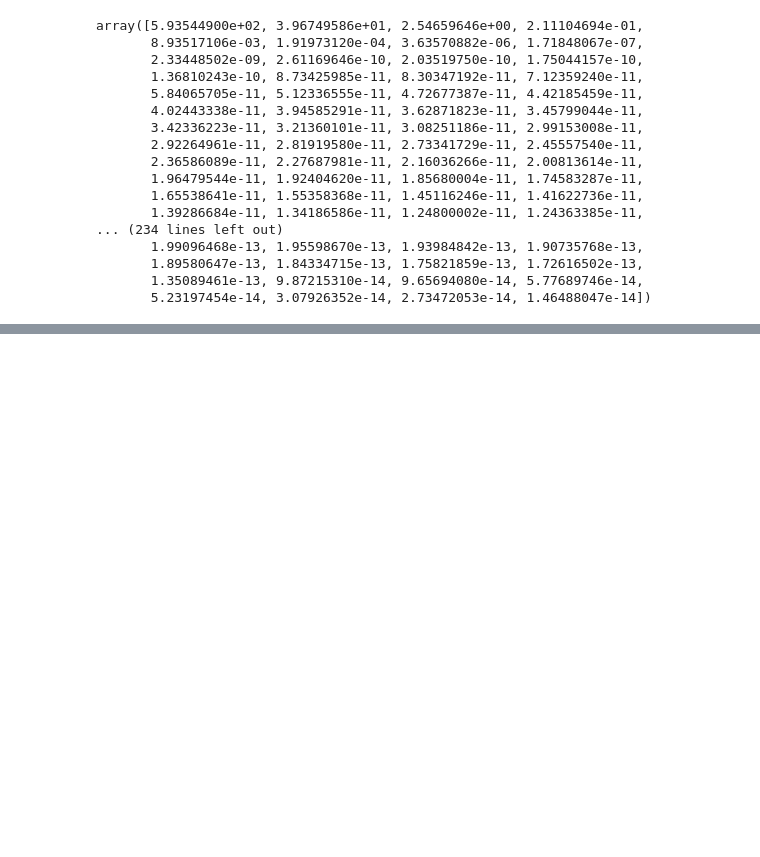
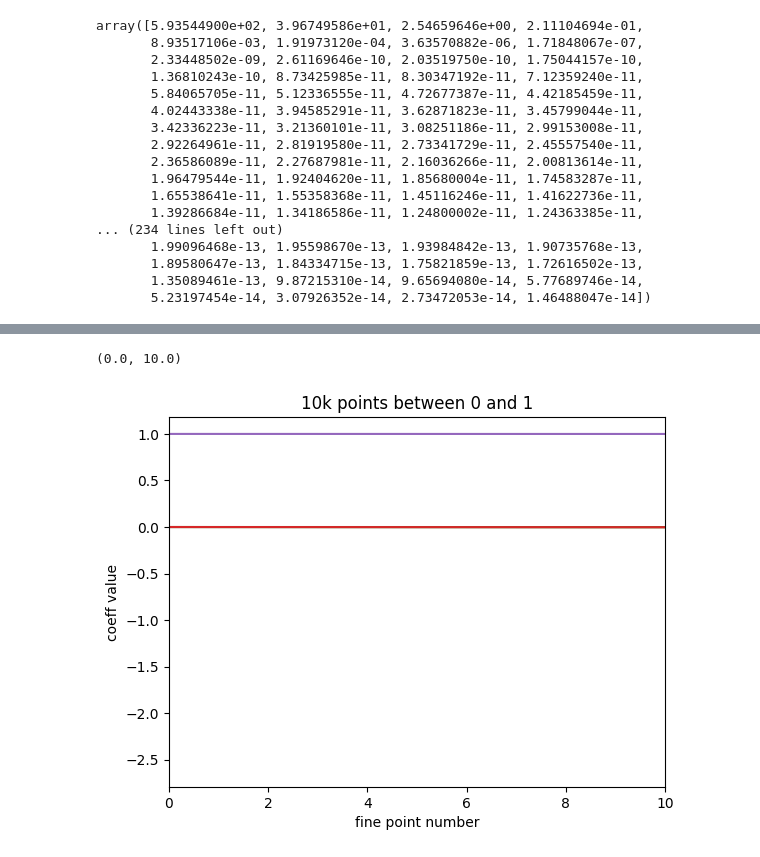
Before and after one commit to mohanagr/braindump, a Jupyter notebook: corr func flicker noise-SVD.ipynb, the cells around one changed output, grey strips where cells are left out. Saved outputs shown, nothing was run; the diff lists cells and outputs as text; code cells hidden in the pictures; blank space fills up the shorter version.

```diff
--- a/corr func flicker noise-SVD.ipynb
+++ b/corr func flicker noise-SVD.ipynb
@@ -235,0 +205,9 @@ array([[-5.00082500e-04, -4.75616436e-04, -4.04605858e-04, ...,
+# %%
+plt.plot(coeff_arr[:,-5:])
+plt.title("10k points between 0 and 1")
+plt.ylabel("coeff value")
+plt.xlabel("fine point number")
+plt.xlim(0,10)
+# %% [output]
+(0.0, 10.0)
+[figure, added]
```
Also changed, not shown: parts of 26 cells of this notebook.
